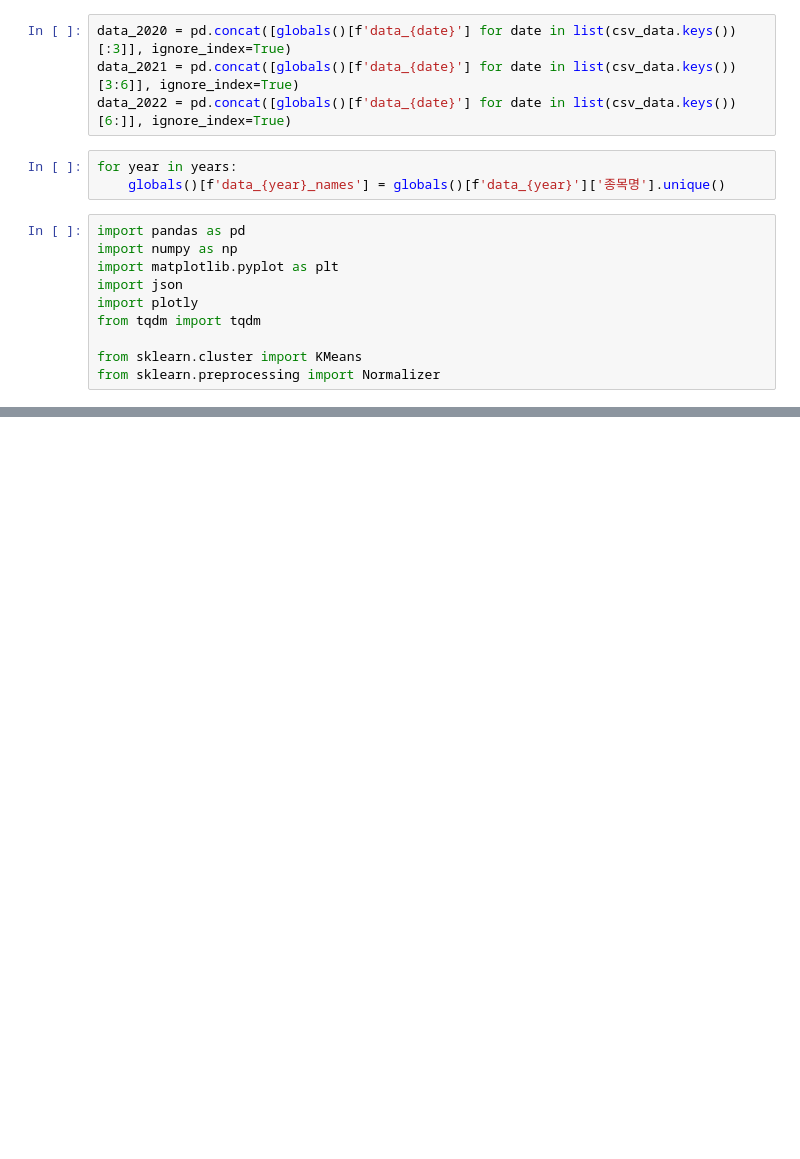
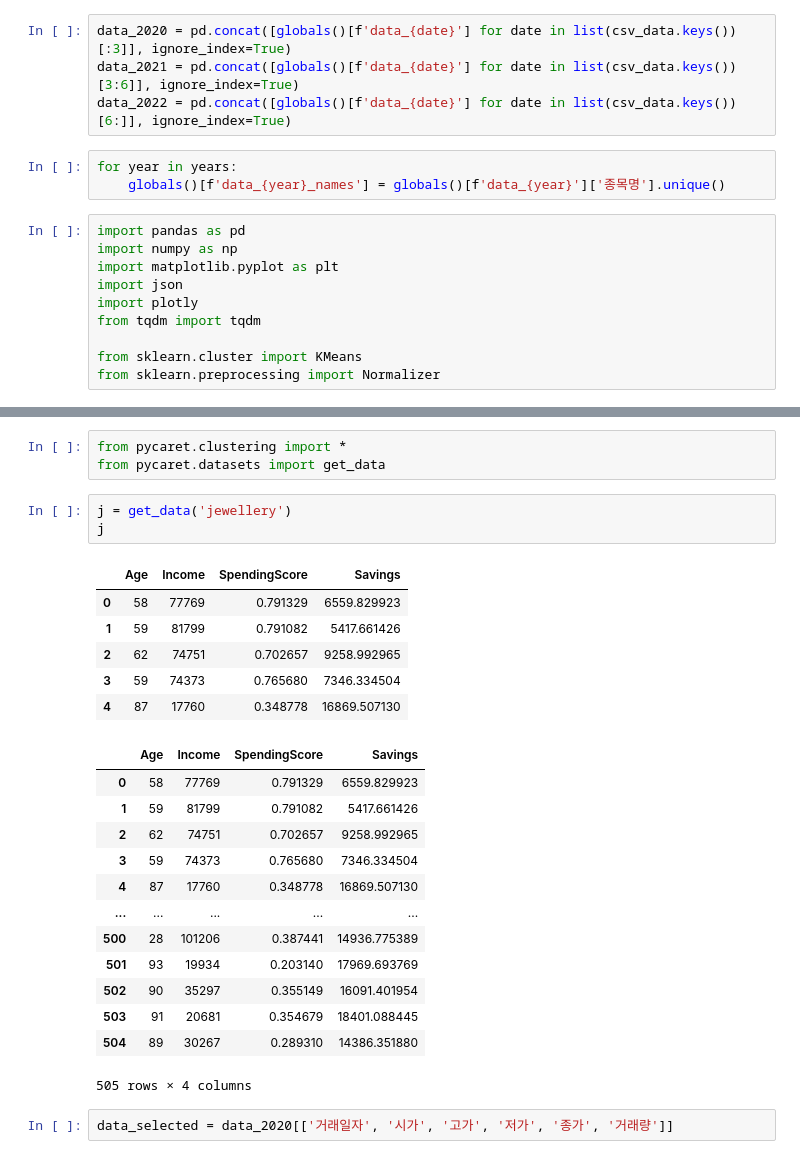
Before and after one commit to dong-hoon-lee/practices, a Jupyter notebook: projects/dacon/idea_competition/krx-big-data.ipynb, the cells around one changed output, grey strips where cells are left out. Cells and saved outputs as stored; diff of their text form; blank space fills up the shorter version.

```diff
--- a/projects/dacon/idea_competition/krx-big-data.ipynb
+++ b/projects/dacon/idea_competition/krx-big-data.ipynb
@@ -607,0 +658,28 @@ from sklearn.preprocessing import Normalizer
+# %%
+from pycaret.clustering import *
+from pycaret.datasets import get_data
+# %%
+j = get_data('jewellery')
+j
+# %% [output]
+|  | Age | Income | SpendingScore | Savings |
+| 0 | 58 | 77769 | 0.791329 | 6559.829923 |
+| 1 | 59 | 81799 | 0.791082 | 5417.661426 |
+| 2 | 62 | 74751 | 0.702657 | 9258.992965 |
+| 3 | 59 | 74373 | 0.765680 | 7346.334504 |
+| 4 | 87 | 17760 | 0.348778 | 16869.507130 |
+|  | Age | Income | SpendingScore | Savings |
+| 0 | 58 | 77769 | 0.791329 | 6559.829923 |
+| 1 | 59 | 81799 | 0.791082 | 5417.661426 |
+| 2 | 62 | 74751 | 0.702657 | 9258.992965 |
+| 3 | 59 | 74373 | 0.765680 | 7346.334504 |
+| 4 | 87 | 17760 | 0.348778 | 16869.507130 |
+| ... | ... | ... | ... | ... |
+| 500 | 28 | 101206 | 0.387441 | 14936.775389 |
+| 501 | 93 | 19934 | 0.203140 | 17969.693769 |
+| 502 | 90 | 35297 | 0.355149 | 16091.401954 |
+| 503 | 91 | 20681 | 0.354679 | 18401.088445 |
+| 504 | 89 | 30267 | 0.289310 | 14386.351880 |
+505 rows × 4 columns
+# %%
+data_selected = data_2020[['거래일자', '시가', '고가', '저가', '종가', '거래량']]
```
Also changed, not shown: parts of 17 cells of this notebook, 3 other files.
